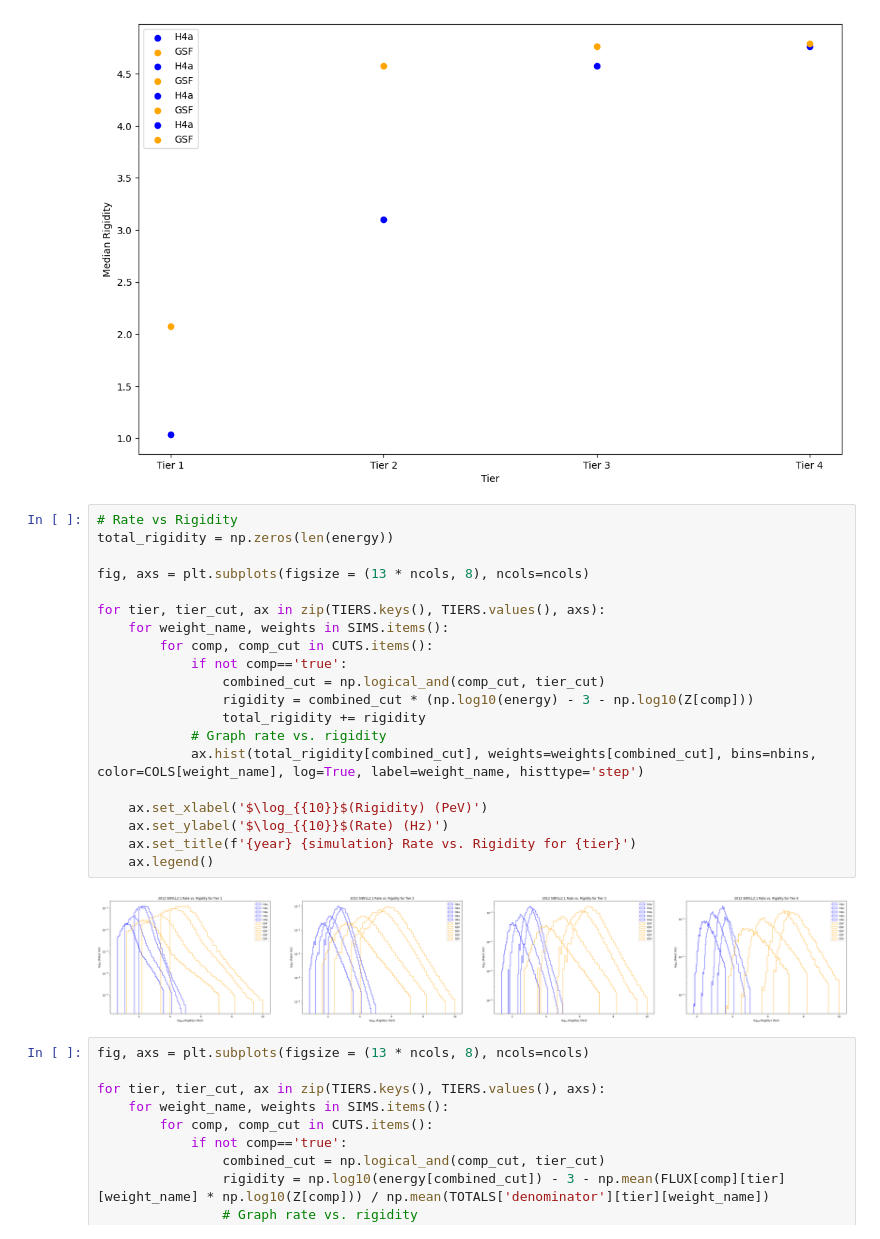
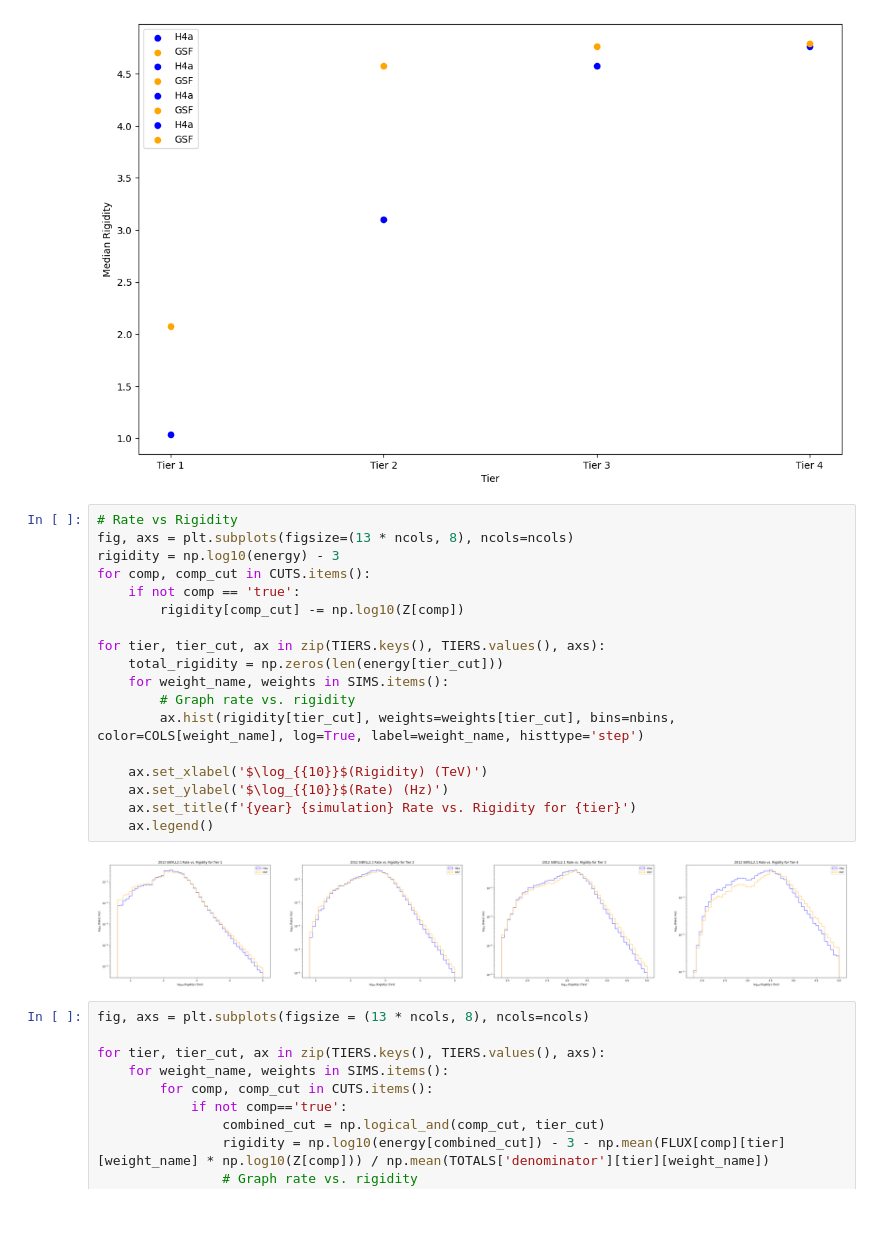
Before and after one commit to fmcnallyi3/it_anisotropy, a Jupyter notebook: rigidity/IceTop_partial_comp_dict.ipynb, the cells around one changed output. Drawn from its saved outputs; the diff is of its cells as text.

```diff
--- a/rigidity/IceTop_partial_comp_dict.ipynb
+++ b/rigidity/IceTop_partial_comp_dict.ipynb
@@ -585,26 +585,24 @@ Tier 2
 [figure]
 # %%
 # Rate vs Rigidity
-total_rigidity = np.zeros(len(energy))
-
-fig, axs = plt.subplots(figsize = (13 * ncols, 8), ncols=ncols)
+fig, axs = plt.subplots(figsize=(13 * ncols, 8), ncols=ncols)
+rigidity = np.log10(energy) - 3
+for comp, comp_cut in CUTS.items():
+    if not comp == 'true':
+        rigidity[comp_cut] -= np.log10(Z[comp])
 
 for tier, tier_cut, ax in zip(TIERS.keys(), TIERS.values(), axs):
+    total_rigidity = np.zeros(len(energy[tier_cut]))
     for weight_name, weights in SIMS.items():
-        for comp, comp_cut in CUTS.items():
-            if not comp=='true':
-                combined_cut = np.logical_and(comp_cut, tier_cut)
-                rigidity = combined_cut * (np.log10(energy) - 3 - np.log10(Z[comp]))
-                total_rigidity += rigidity
-            # Graph rate vs. rigidity
-            ax.hist(total_rigidity[combined_cut], weights=weights[combined_cut], bins=nbins, color=COLS[weight_name], log=True, label=weight_name, histtype='step')
+        # Graph rate vs. rigidity
+        ax.hist(rigidity[tier_cut], weights=weights[tier_cut], bins=nbins, color=COLS[weight_name], log=True, label=weight_name, histtype='step')
 
-    ax.set_xlabel('$\log_{{10}}$(Rigidity) (PeV)')
+    ax.set_xlabel('$\log_{{10}}$(Rigidity) (TeV)')
     ax.set_ylabel('$\log_{{10}}$(Rate) (Hz)')
     ax.set_title(f'{year} {simulation} Rate vs. Rigidity for {tier}')
     ax.legend()
 # %% [output]
-[figure, old version]
+[figure, new version]
 # %%
 fig, axs = plt.subplots(figsize = (13 * ncols, 8), ncols=ncols)
 
```
